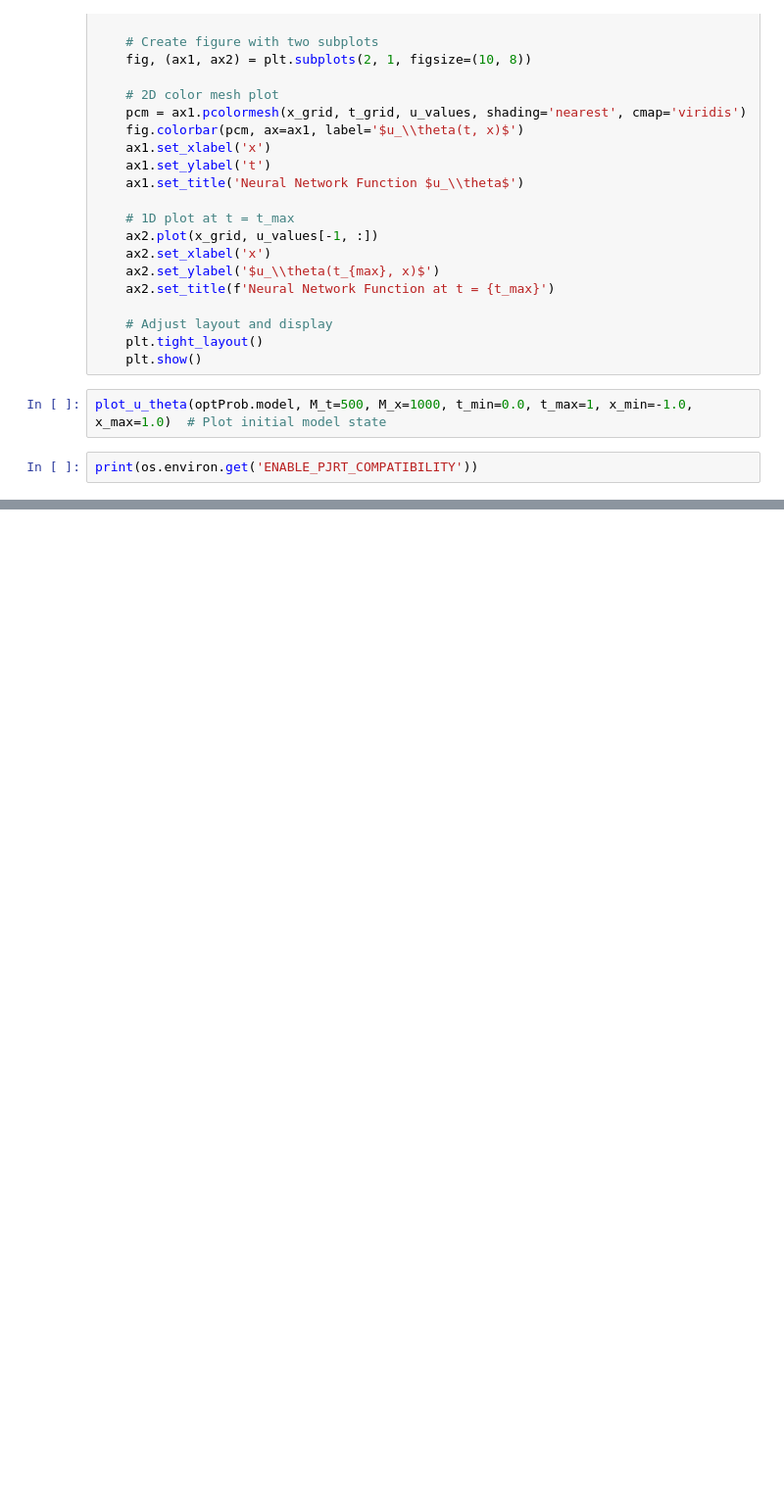
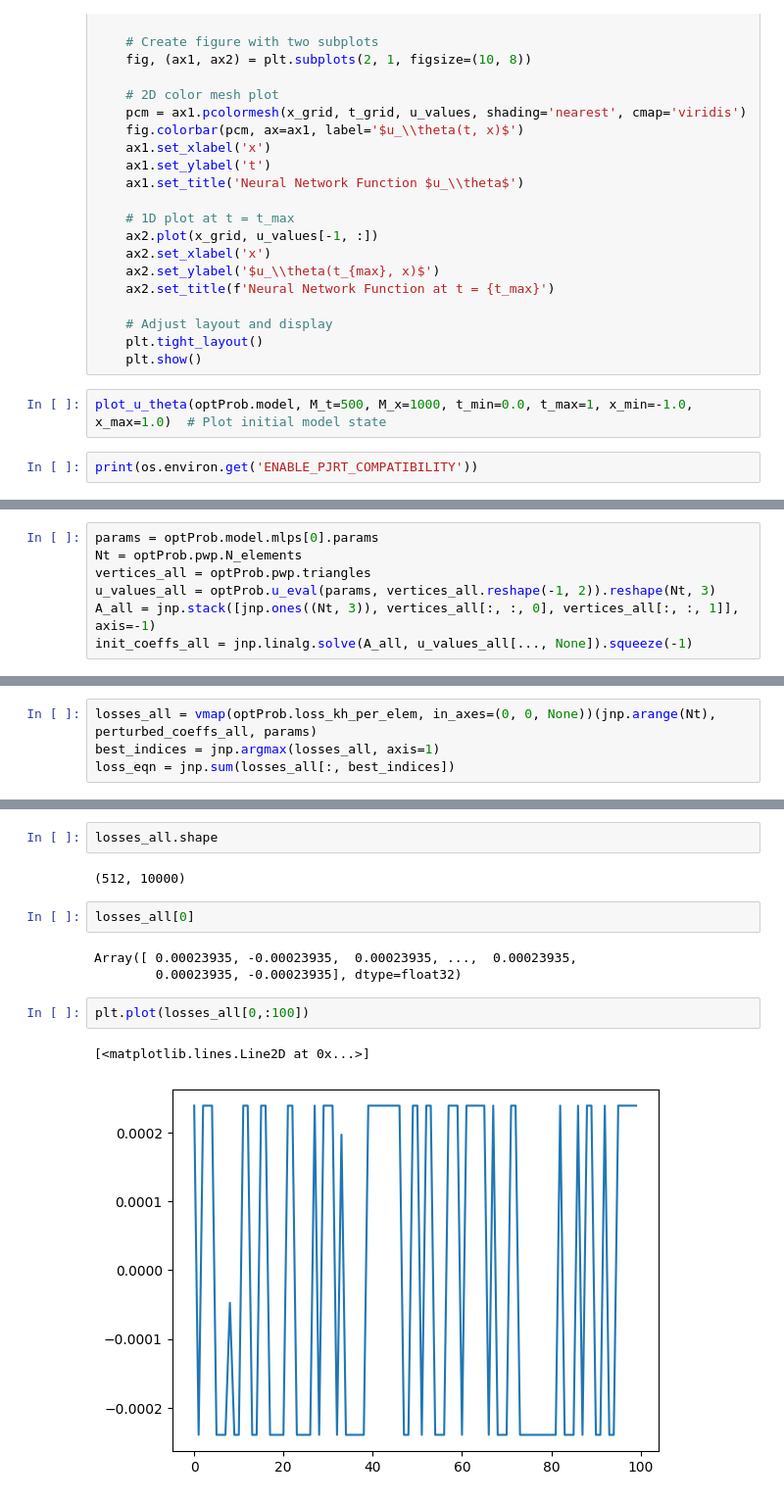
Before and after one commit to HaoLi-HL/NN-HCL, a Jupyter notebook: Code/minmax_opt_mgnn_burgers-Copy12.ipynb, the cells around one changed output, grey strips where cells are left out. Shown at 98% size. Saved outputs shown, nothing was run; the diff lists cells and outputs as text; blank space fills up the shorter version.

```diff
--- a/Code/minmax_opt_mgnn_burgers-Copy12.ipynb
+++ b/Code/minmax_opt_mgnn_burgers-Copy12.ipynb
@@ -213,0 +224,7 @@ print(os.environ.get('ENABLE_PJRT_COMPATIBILITY'))
+# %%
+params = optProb.model.mlps[0].params
+Nt = optProb.pwp.N_elements
+vertices_all = optProb.pwp.triangles
+u_values_all = optProb.u_eval(params, vertices_all.reshape(-1, 2)).reshape(Nt, 3)
+A_all = jnp.stack([jnp.ones((Nt, 3)), vertices_all[:, :, 0], vertices_all[:, :, 1]], axis=-1)
+init_coeffs_all = jnp.linalg.solve(A_all, u_values_all[..., None]).squeeze(-1)
@@ -213,0 +236,4 @@ print(os.environ.get('ENABLE_PJRT_COMPATIBILITY'))
+# %%
+losses_all = vmap(optProb.loss_kh_per_elem, in_axes=(0, 0, None))(jnp.arange(Nt), perturbed_coeffs_all, params)
+best_indices = jnp.argmax(losses_all, axis=1)
+loss_eqn = jnp.sum(losses_all[:, best_indices])
@@ -213,0 +279,14 @@ print(os.environ.get('ENABLE_PJRT_COMPATIBILITY'))
+# %%
+losses_all.shape
+# %% [output]
+(512, 10000)
+# %%
+losses_all[0]
+# %% [output]
+Array([ 0.00023935, -0.00023935,  0.00023935, ...,  0.00023935,
+        0.00023935, -0.00023935], dtype=float32)
+# %%
+plt.plot(losses_all[0,:100])
+# %% [output]
+[<matplotlib.lines.Line2D at 0x...>]
+[figure, added]
```
Also changed, not shown: parts of 15 cells of this notebook, 5 other files.
